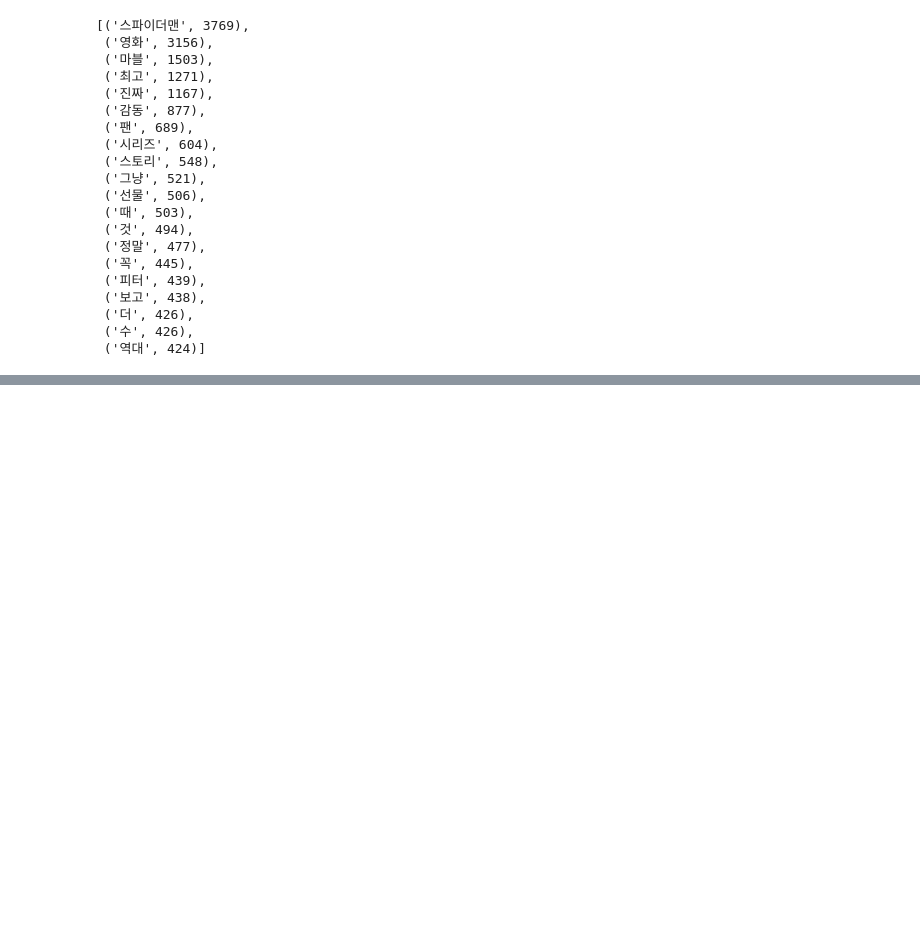
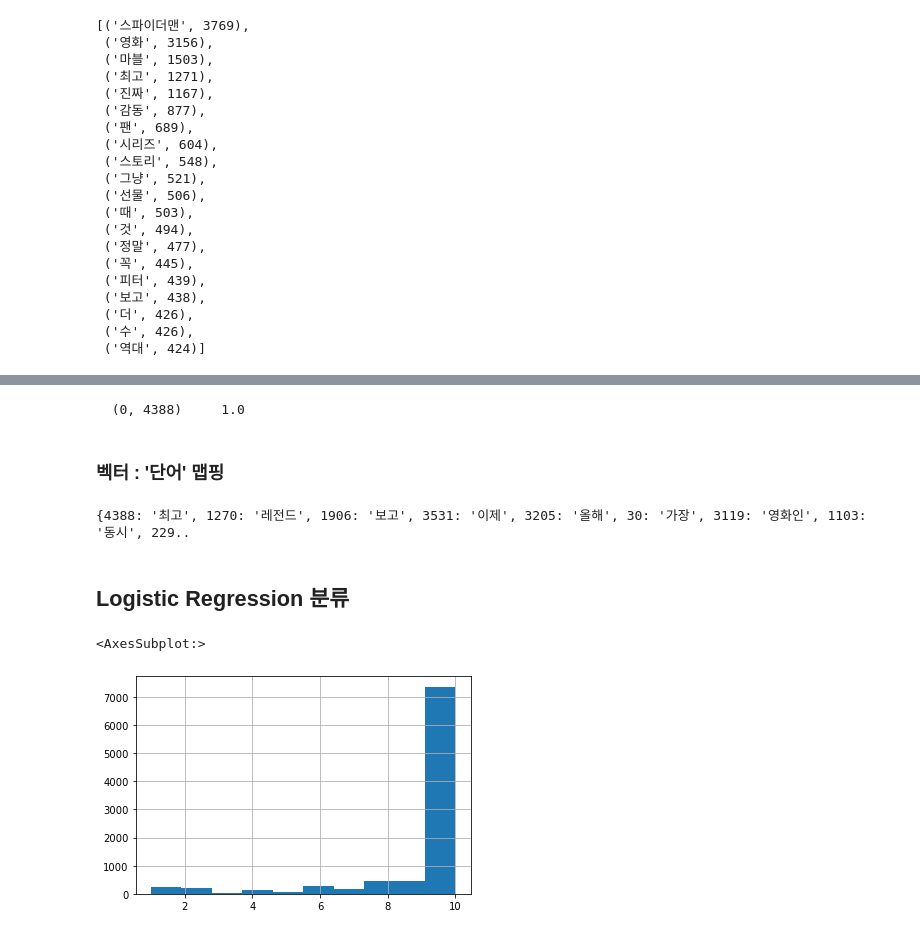
Before and after one commit to nexussord/HUFS_MLP, a Jupyter notebook: HUFS_MLP_smalldata.ipynb, the cells around one changed output, grey strips where cells are left out. Saved outputs shown, nothing was run; the diff lists cells and outputs as text; code cells hidden in the pictures; blank space fills up the shorter version.

```diff
--- a/HUFS_MLP_smalldata.ipynb
+++ b/HUFS_MLP_smalldata.ipynb
@@ -217,0 +298,18 @@ HTTPError: HTTP Error 404: Not Found
+# %%
+print(tf_idf_vec[0])
+# %% [output]
+  (0, 4388)     1.0
+# %% [markdown]
+### 벡터 : '단어' 맵핑
+# %%
+index_vec = {v: k for k, v in vec.vocabulary_.items()}
+print(str(index_vec)[:100]+'..')
+# %% [output]
+{4388: '최고', 1270: '레전드', 1906: '보고', 3531: '이제', 3205: '올해', 30: '가장', 3119: '영화인', 1103: '동시', 229..
+# %% [markdown]
+## Logistic Regression 분류
+# %%
+df.rate.hist()
+# %% [output]
+<AxesSubplot:>
+[figure, added]
```
Also changed, not shown: parts of 18 cells of this notebook, 1 other file.
